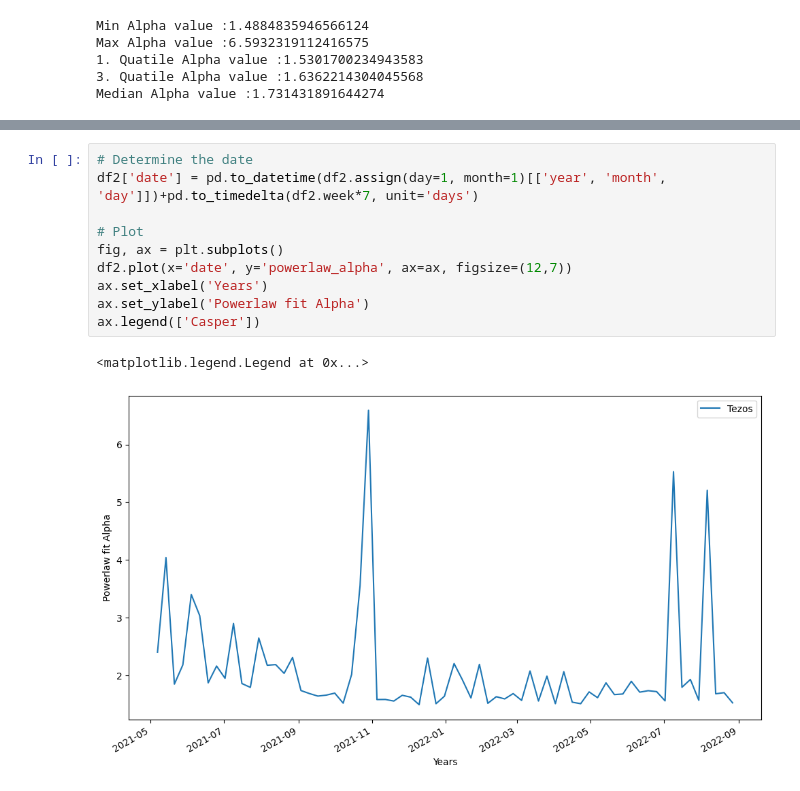
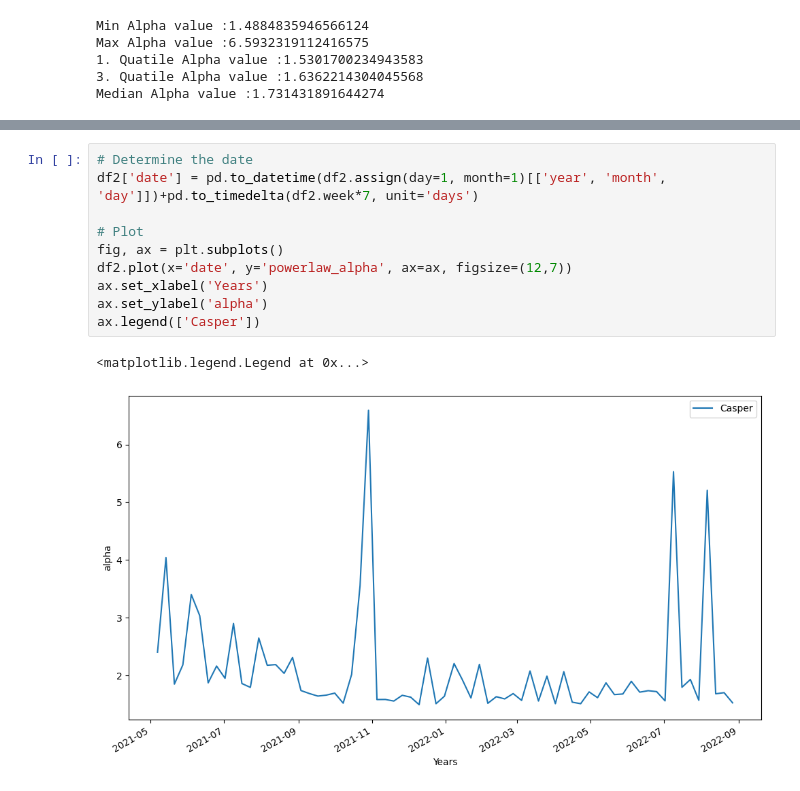
Before and after one commit to Ankan0011/masterthesisUZH, a Jupyter notebook: tezos-indexer/ploting/powerfit.ipynb, the cells around one changed output, grey strips where cells are left out. Cells and saved outputs as stored; diff of their text form.

```diff
--- a/tezos-indexer/ploting/powerfit.ipynb
+++ b/tezos-indexer/ploting/powerfit.ipynb
@@ -103,13 +103,13 @@ ax.legend(['Tezos'])
 # %%
 # Determine the date
 df2['date'] = pd.to_datetime(df2.assign(day=1, month=1)[['year', 'month', 'day']])+pd.to_timedelta(df2.week*7, unit='days')
 
 # Plot
 fig, ax = plt.subplots()
 df2.plot(x='date', y='powerlaw_alpha', ax=ax, figsize=(12,7))
 ax.set_xlabel('Years')
-ax.set_ylabel('Powerlaw fit Alpha')
+ax.set_ylabel('alpha')
 ax.legend(['Casper'])
 # %% [output]
 <matplotlib.legend.Legend at 0x...>
-[figure, old version]
+[figure, new version]
```
Also changed, not shown: parts of 1 cell of this notebook, 8 other files.
